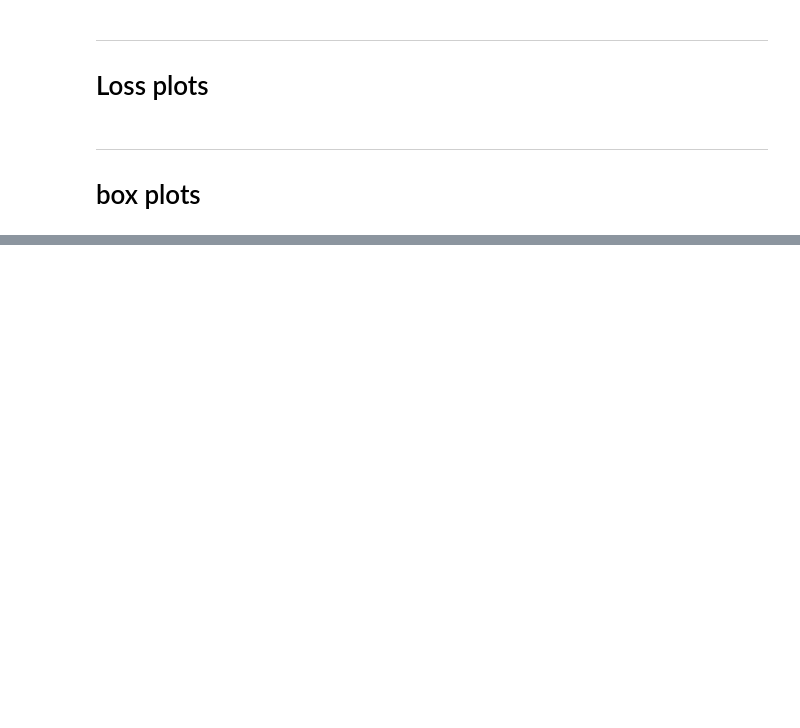
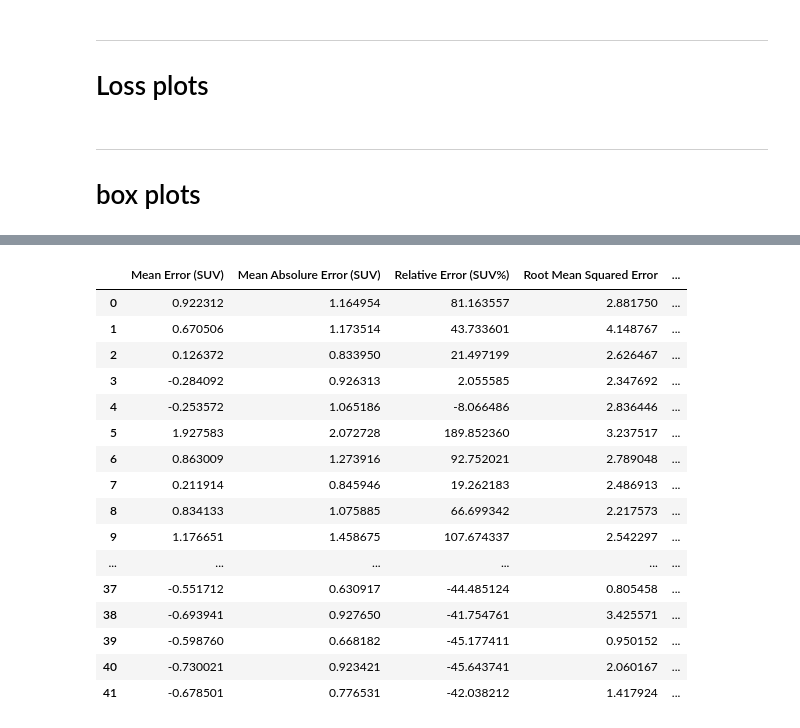
Before and after one commit to s-shahpouri/DL_PET, a Jupyter notebook: back_dashboard.ipynb, the cells around one changed output, grey strips where cells are left out. Drawn from its saved outputs; the diff is of its cells as text; code cells hidden in the pictures; blank space fills up the shorter version.

```diff
--- a/back_dashboard.ipynb
+++ b/back_dashboard.ipynb
@@ -636,6 +638,39 @@ for metric, subtitle in metrics_info.items():
 [interactive output not drawn]
 [interactive output not drawn]
 [interactive output not drawn]
+# %%
+import pandas as pd
+# Load the data
+df_fdg = pd.read_csv('/students/2023-2024/master/Shahpouri/DL_PET/Results/metric_data_fdg.csv')
+
+# Replace 'Multi-Center' with 'IMCM'
+df_fdg['Dataset'] = df_fdg['Dataset'].replace('Multi-Center', 'IMCM')
+df_fdg['Center_Group'] = df_fdg['Center'].apply(lambda x: 'Internal' if x in ['C0'] else 'External')
+df_fdg = df_fdg.drop(columns=['Absolure Relative Error (SUV%)'])
+# Save the updated DataFrame back to CSV
+updated_csv_path = '/students/2023-2024/master/Shahpouri/DATA/metric_data_fdg.csv'
+
+df_fdg.to_csv(updated_csv_path, index=False)
+
+df_fdg
+# %% [output]
+|  | Mean Error (SUV) | Mean Absolure Error (SUV) | Relative Error (SUV%) | Root Mean Squared Error | ... |
+| 0 | 0.922312 | 1.164954 | 81.163557 | 2.881750 | ... |
+| 1 | 0.670506 | 1.173514 | 43.733601 | 4.148767 | ... |
+| 2 | 0.126372 | 0.833950 | 21.497199 | 2.626467 | ... |
+| 3 | -0.284092 | 0.926313 | 2.055585 | 2.347692 | ... |
+| 4 | -0.253572 | 1.065186 | -8.066486 | 2.836446 | ... |
+| 5 | 1.927583 | 2.072728 | 189.852360 | 3.237517 | ... |
+| 6 | 0.863009 | 1.273916 | 92.752021 | 2.789048 | ... |
+| 7 | 0.211914 | 0.845946 | 19.262183 | 2.486913 | ... |
+| 8 | 0.834133 | 1.075885 | 66.699342 | 2.217573 | ... |
+| 9 | 1.176651 | 1.458675 | 107.674337 | 2.542297 | ... |
+| ... | ... | ... | ... | ... | ... |
+| 37 | -0.551712 | 0.630917 | -44.485124 | 0.805458 | ... |
+| 38 | -0.693941 | 0.927650 | -41.754761 | 3.425571 | ... |
+| 39 | -0.598760 | 0.668182 | -45.177411 | 0.950152 | ... |
+| 40 | -0.730021 | 0.923421 | -45.643741 | 2.060167 | ... |
+| 41 | -0.678501 | 0.776531 | -42.038212 | 1.417924 | ... |
 # %%
 # Check the column names in the DataFrame
 print(ga_df.columns)
```
Also changed, not shown: parts of 2 cells of this notebook, 11 other files.
